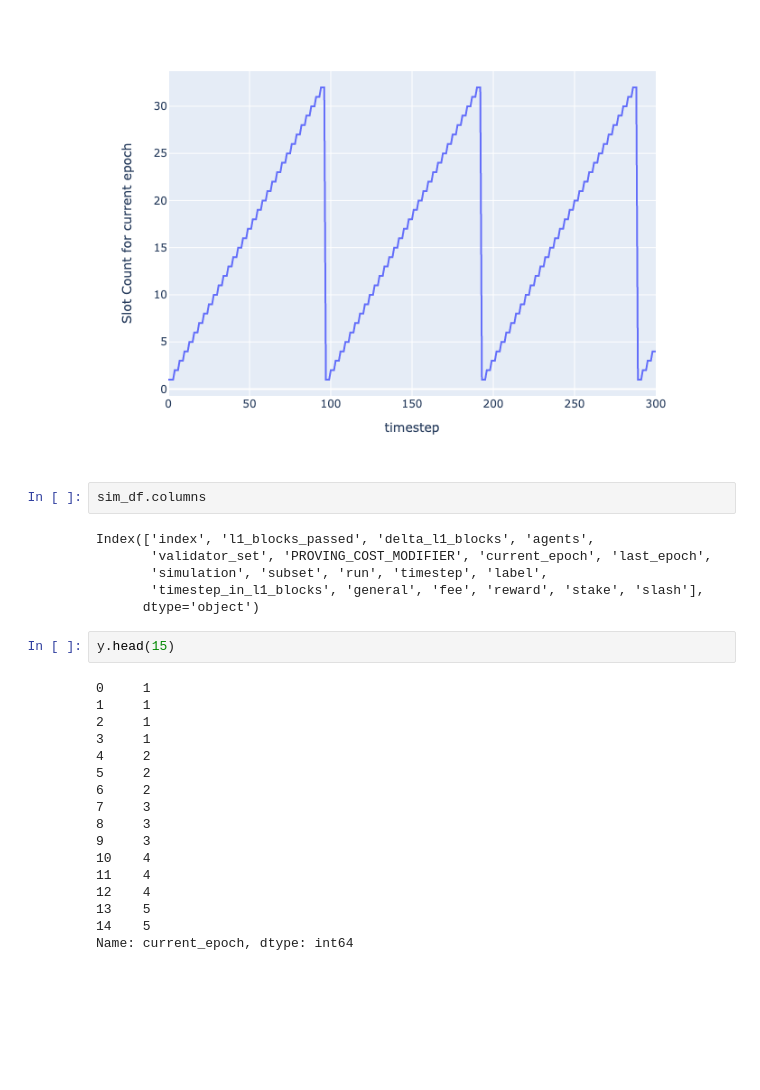
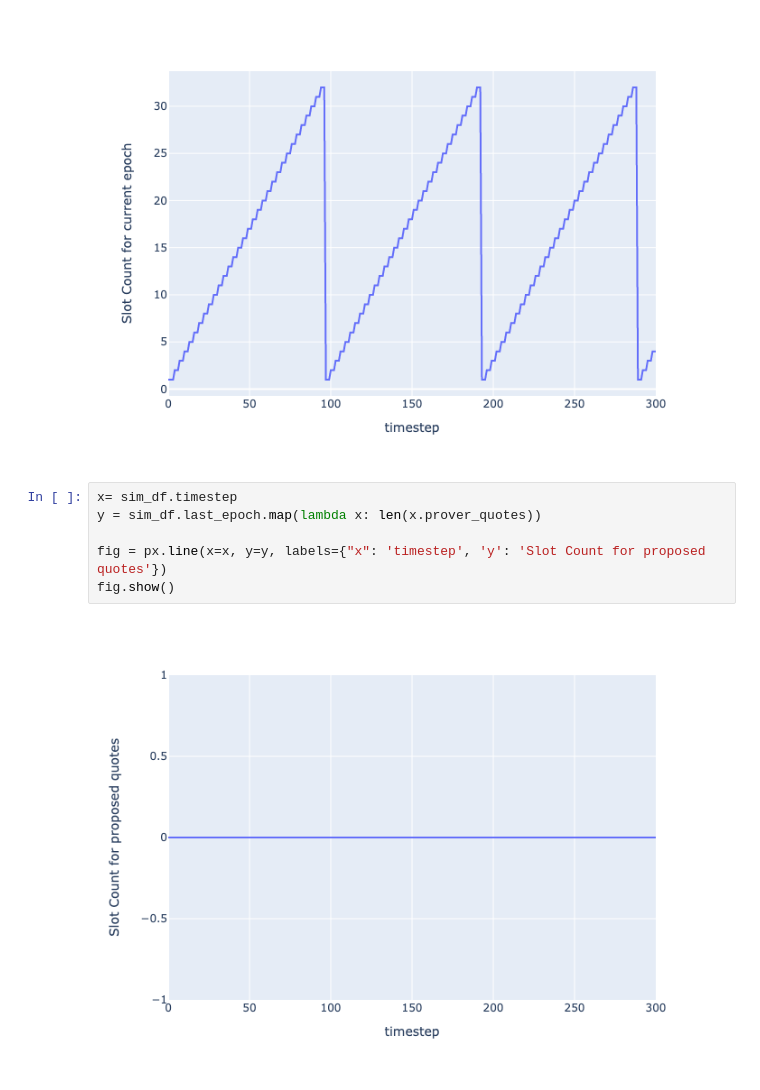
Before and after one commit to BlockScience/aztec-gddt-v2, a Jupyter notebook: notebooks/test_run.ipynb, the cells around one changed output. Saved outputs shown, nothing was run; the diff lists cells and outputs as text; blank space fills up the shorter version.

```diff
--- a/notebooks/test_run.ipynb
+++ b/notebooks/test_run.ipynb
@@ -24,30 +31,11 @@ fig = px.line(x=x, y=y, labels={"x": 'timestep', 'y': 'Slot Count for current ep
 fig.show()
 # %% [output]
 [figure]
-# %%
-sim_df.columns
-# %% [output]
-Index(['index', 'l1_blocks_passed', 'delta_l1_blocks', 'agents',
-       'validator_set', 'PROVING_COST_MODIFIER', 'current_epoch', 'last_epoch',
-       'simulation', 'subset', 'run', 'timestep', 'label',
-       'timestep_in_l1_blocks', 'general', 'fee', 'reward', 'stake', 'slash'],
-      dtype='object')
-# %%
-y.head(15)
-# %% [output]
-0     1
-1     1
-2     1
-3     1
-4     2
-5     2
-6     2
-7     3
-8     3
-9     3
-10    4
-11    4
-12    4
-13    5
-14    5
-Name: current_epoch, dtype: int64
+# %%
+x= sim_df.timestep
+y = sim_df.last_epoch.map(lambda x: len(x.prover_quotes))
+
+fig = px.line(x=x, y=y, labels={"x": 'timestep', 'y': 'Slot Count for proposed quotes'})
+fig.show()
+# %% [output]
+[figure, added]
```
Also changed, not shown: parts of 1 cell of this notebook, 1 other file.
